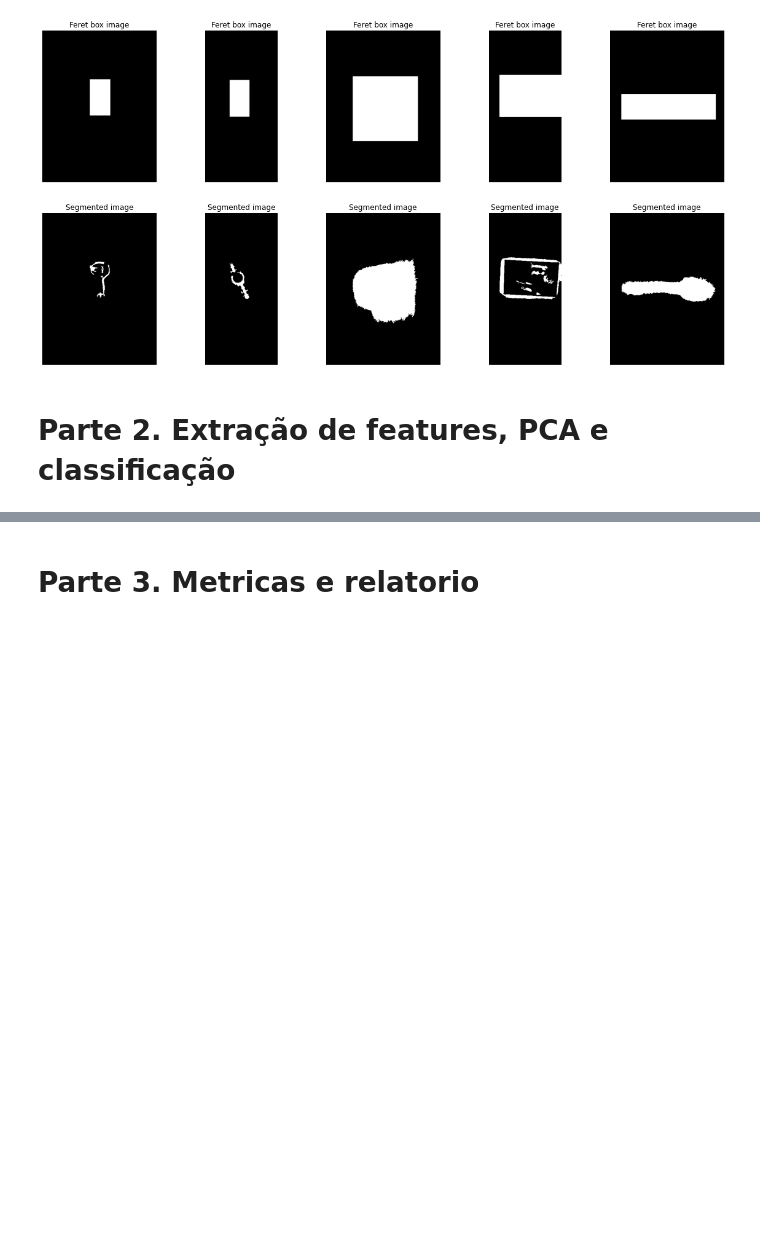
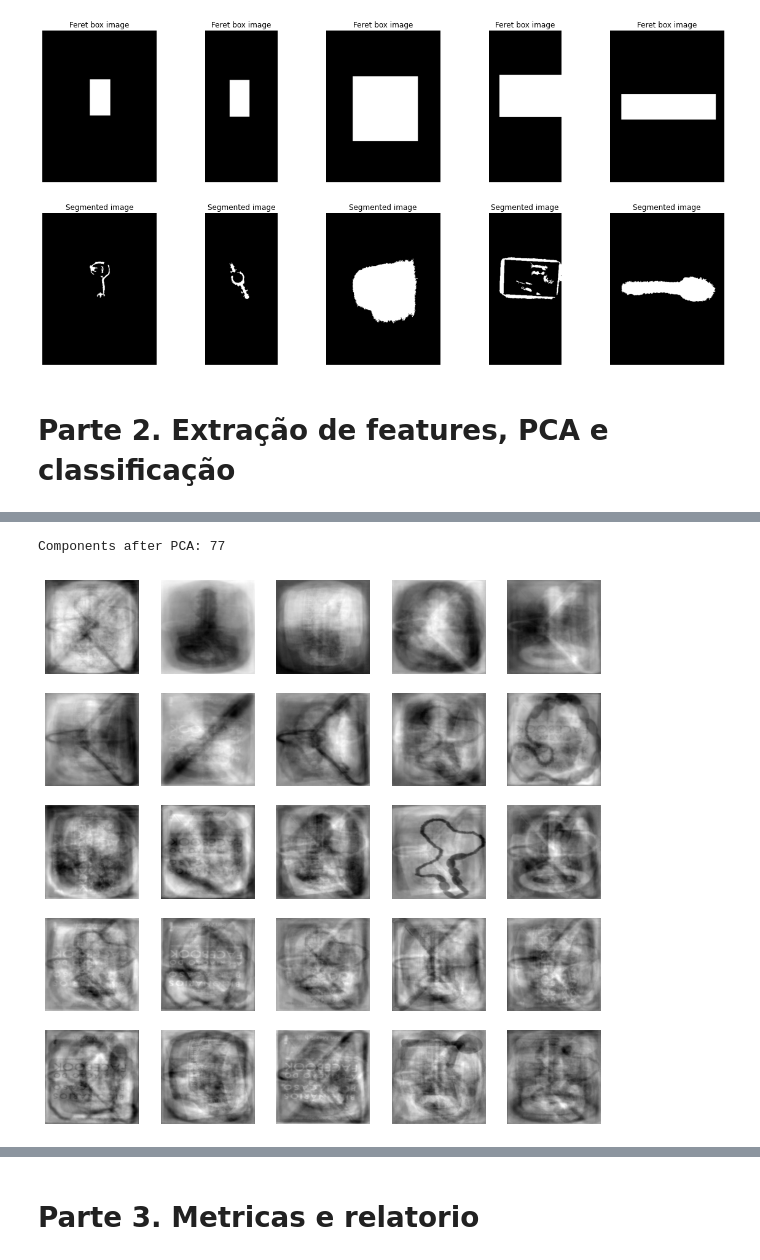
Before and after one commit to fcnoronha/visao-e-prcessamento-de-imagens, a Jupyter notebook: ep03.ipynb, the cells around one changed output, grey strips where cells are left out. Saved outputs shown, nothing was run; the diff lists cells and outputs as text; code cells hidden in the pictures; blank space fills up the shorter version.

```diff
--- a/ep03.ipynb
+++ b/ep03.ipynb
@@ -136,8 +142,8 @@ Abaixo, usamos metodos da biblioteca _cv2_ para calcular as _feret boxes_ das se
 # %%
 def generate_feret_box(image):
 
-    x_right, y_up, width, heigth = boundingRect(image)
-    feret_box = rectangle(image, (x_right, y_up), (x_right+width, y_up+heigth), 255, -1)
+    x_left, y_top, width, heigth = boundingRect(image)
+    feret_box = rectangle(image, (x_left, y_top), (x_left+width, y_top+heigth), 255, -1)
     return feret_box
 
 for file in os.listdir(AUTOM_SEGMENTED_PATH):
@@ -180,0 +242,40 @@ plt.show()
+# %%
+x_train = []
+y_train = []
+x_test = []
+y_test = []
+x_val = []
+y_val = []
+
+for feature, name in features_extracted:
+
+    obj = name.split('_')[0]
+    if name in train_names:
+        x_train.append(feature)
+        y_train.append(obj)
+    elif name in test_names:
+        x_test.append(feature)
+        y_test.append(obj)
+    else:
+        x_val.append(feature)
+        y_val.append(obj)
+# %%
+pca = PCA(n_components=.97) # queremos manter 90% da variancia
+pca.fit(pd.DataFrame(x_train))
+
+x_train_pca = pca.transform(pd.DataFrame(x_train))
+x_test_pca = pca.transform(pd.DataFrame(x_test))
+x_val_pca = pca.transform(pd.DataFrame(x_val))
+
+print('Components after PCA:', x_train_pca.shape[1])
+# %% [output]
+Components after PCA: 77
+# %%
+# visualizando Eigenvectors https://medium.com/@sebastiannorena/pca-principal-components-analysis-applied-to-images-of-faces-d2fc2c083371
+
+fig, axes = plt.subplots(5, 5, figsize=(10, 10))
+for i, ax in enumerate(axes.flat):
+    ax.imshow(pca.components_[i].reshape(400,400), cmap='gray')
+    ax.axis('off')
+# %% [output]
+[figure, added]
```
Also changed, not shown: parts of 11 cells of this notebook, 1 other file.
